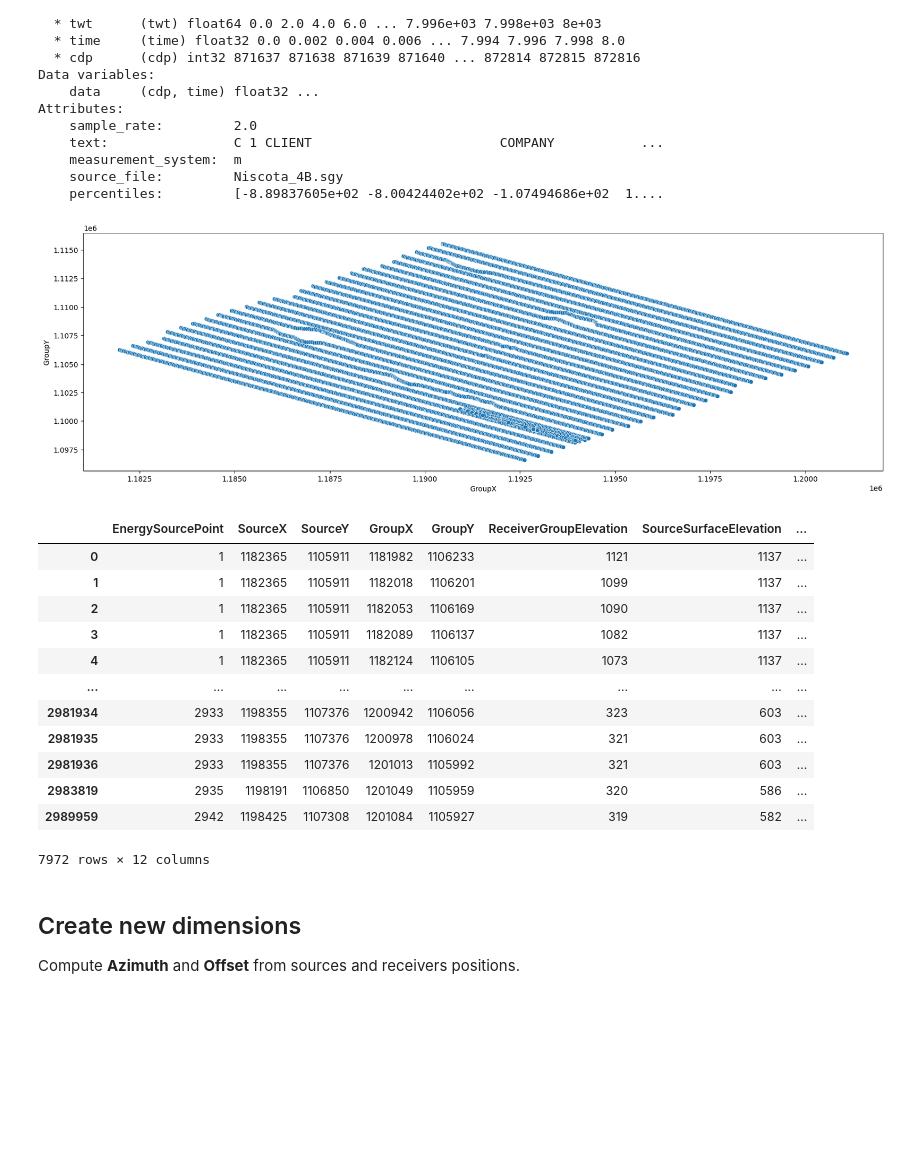
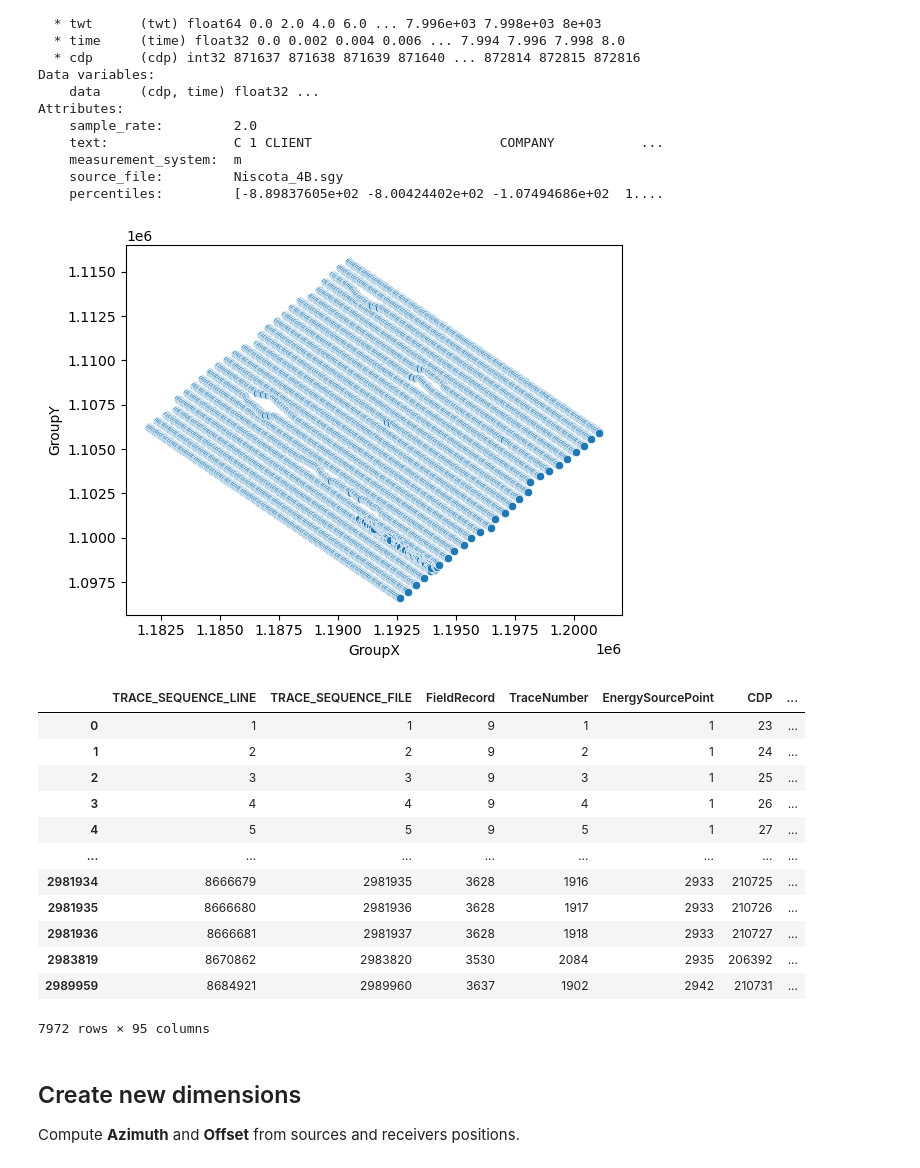
Before and after one commit to Ivanjav/SW_Inversion_3D_Data, a Jupyter notebook: 4_Dispersion_Analysis.ipynb, the cells around one changed output. Saved outputs shown, nothing was run; the diff lists cells and outputs as text; code cells hidden in the pictures; blank space fills up the shorter version.

```diff
--- a/4_Dispersion_Analysis.ipynb
+++ b/4_Dispersion_Analysis.ipynb
@@ -15,5 +15,5 @@ Read the file **sou_rec_pos.pkl** with pandas as DataFrame and the file **seismi
 # %%
-sou_rec_pos = pd.read_pickle("sou_rec_pos2.pkl")
+header = pd.read_pickle("header_new.pkl")
 seismic_data= xr.open_dataset("seismic_data_source_1000.nc")
 seismic_data
 # %% [output]
@@ -32,25 +32,25 @@ Attributes:
     source_file:         Niscota_4B.sgy
     percentiles:         [-8.89837605e+02 -8.00424402e+02 -1.07494686e+02  1....
 # %%
-rec_pos=sou_rec_pos.drop_duplicates(subset=['GroupX','GroupY'])
+rec_pos=header.drop_duplicates(subset=['GroupX','GroupY'])
 sns.scatterplot(data=rec_pos, x="GroupX", y="GroupY")
 plt.show()
 rec_pos
 # %% [output]
-[figure, old version]
+[figure, new version]
-|  | EnergySourcePoint | SourceX | SourceY | GroupX | GroupY | ReceiverGroupElevation | SourceSurfaceElevation | ... |
-| 0 | 1 | 1182365 | 1105911 | 1181982 | 1106233 | 1121 | 1137 | ... |
-| 1 | 1 | 1182365 | 1105911 | 1182018 | 1106201 | 1099 | 1137 | ... |
-| 2 | 1 | 1182365 | 1105911 | 1182053 | 1106169 | 1090 | 1137 | ... |
-| 3 | 1 | 1182365 | 1105911 | 1182089 | 1106137 | 1082 | 1137 | ... |
-| 4 | 1 | 1182365 | 1105911 | 1182124 | 1106105 | 1073 | 1137 | ... |
-| ... | ... | ... | ... | ... | ... | ... | ... | ... |
-| 2981934 | 2933 | 1198355 | 1107376 | 1200942 | 1106056 | 323 | 603 | ... |
-| 2981935 | 2933 | 1198355 | 1107376 | 1200978 | 1106024 | 321 | 603 | ... |
-| 2981936 | 2933 | 1198355 | 1107376 | 1201013 | 1105992 | 321 | 603 | ... |
-| 2983819 | 2935 | 1198191 | 1106850 | 1201049 | 1105959 | 320 | 586 | ... |
-| 2989959 | 2942 | 1198425 | 1107308 | 1201084 | 1105927 | 319 | 582 | ... |
+|  | TRACE_SEQUENCE_LINE | TRACE_SEQUENCE_FILE | FieldRecord | TraceNumber | EnergySourcePoint | CDP | ... |
+| 0 | 1 | 1 | 9 | 1 | 1 | 23 | ... |
+| 1 | 2 | 2 | 9 | 2 | 1 | 24 | ... |
+| 2 | 3 | 3 | 9 | 3 | 1 | 25 | ... |
+| 3 | 4 | 4 | 9 | 4 | 1 | 26 | ... |
+| 4 | 5 | 5 | 9 | 5 | 1 | 27 | ... |
+| ... | ... | ... | ... | ... | ... | ... | ... |
+| 2981934 | 8666679 | 2981935 | 3628 | 1916 | 2933 | 210725 | ... |
+| 2981935 | 8666680 | 2981936 | 3628 | 1917 | 2933 | 210726 | ... |
+| 2981936 | 8666681 | 2981937 | 3628 | 1918 | 2933 | 210727 | ... |
+| 2983819 | 8670862 | 2983820 | 3530 | 2084 | 2935 | 206392 | ... |
+| 2989959 | 8684921 | 2989960 | 3637 | 1902 | 2942 | 210731 | ... |
-7972 rows × 12 columns
+7972 rows × 95 columns
 # %% [markdown]
 ## Create new dimensions
 Compute **Azimuth** and **Offset** from sources and receivers positions.
```
Also changed, not shown: parts of 7 cells of this notebook, 6 other files.
